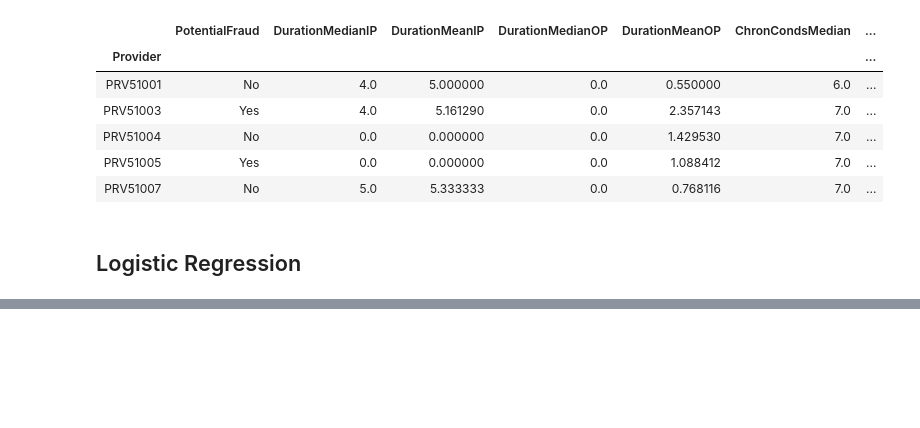
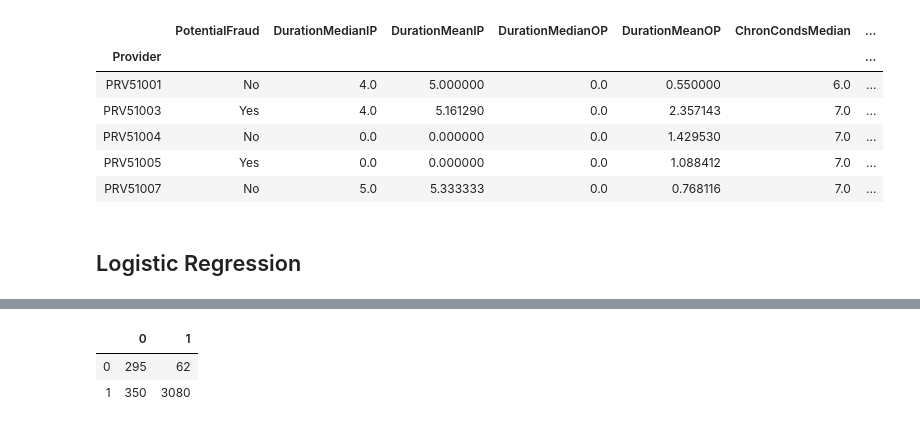
Before and after one commit to microwolf/capstone_healthcare_fraud, a Jupyter notebook: contributors/zack/scripts/ML.ipynb, the cells around one changed output, grey strips where cells are left out. Saved outputs shown, nothing was run; the diff lists cells and outputs as text; code cells hidden in the pictures; blank space fills up the shorter version.

```diff
--- a/contributors/zack/scripts/ML.ipynb
+++ b/contributors/zack/scripts/ML.ipynb
@@ -46,8 +46,11 @@ data_dum.head()
 # %%
 # Make target and features, and tt-split
 
-y = data_dum.iloc[:, 0]
-X = data_dum.iloc[:, 1:]
+data_dum2 = data_dum.copy()
+data_dum2['PotentialFraud'] = np.where(data_dum2['PotentialFraud']=='No', 1, 0)
+
+y = data_dum2.iloc[:, 0]
+X = data_dum2.iloc[:, 1:]
 
 from sklearn.model_selection import train_test_split
 
@@ -66,6 +69,6 @@ from sklearn.model_selection import GridSearchCV
 grid_logreg = {'penalty':['l1'],
               'C':[0.0001, 0.001, 0.01, 0.1, 1, 10, 100]}
 
-grid_search_logreg = GridSearchCV(logreg, grid_logreg, scoring='balanced_accuracy', cv=5, n_jobs=-1)
+grid_search_logreg = GridSearchCV(logreg, grid_logreg, scoring='recall', cv=5, n_jobs=-1)
 %time grid_search_logreg.fit(Xtrain, ytrain)
 # %% [output]
@@ -118,0 +128,9 @@ Precision:
+# %%
+labels = np.unique(ytrain)
+cm = confusion_matrix(ytrain, grid_search_logreg.best_estimator_.predict(Xtrain), labels=labels)
+cm_df = pd.DataFrame(cm, index=labels, columns=labels)
+display(cm_df)
+# %% [output]
+|  | 0 | 1 |
+| 0 | 295 | 62 |
+| 1 | 350 | 3080 |
```
Also changed, not shown: parts of 4 cells of this notebook.
